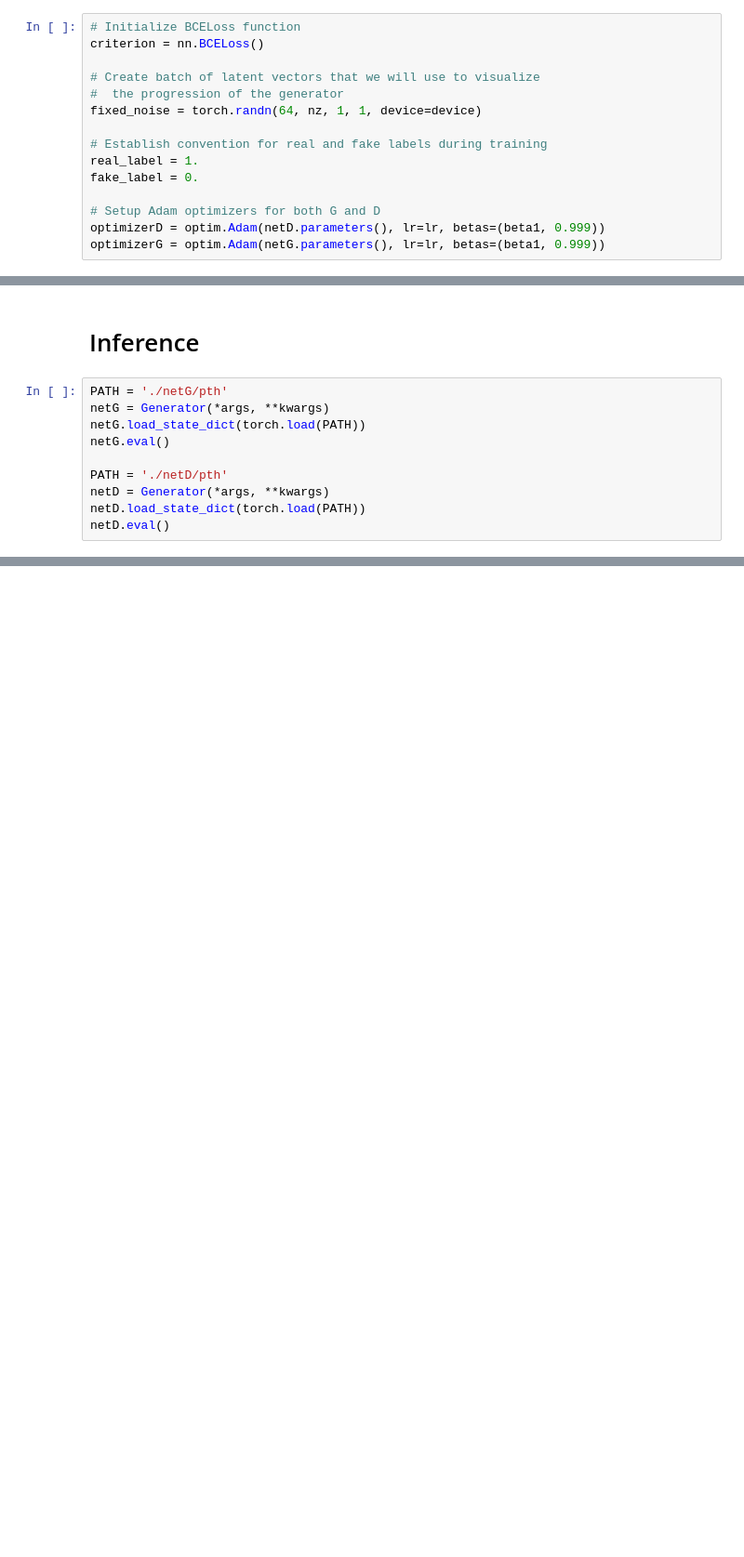
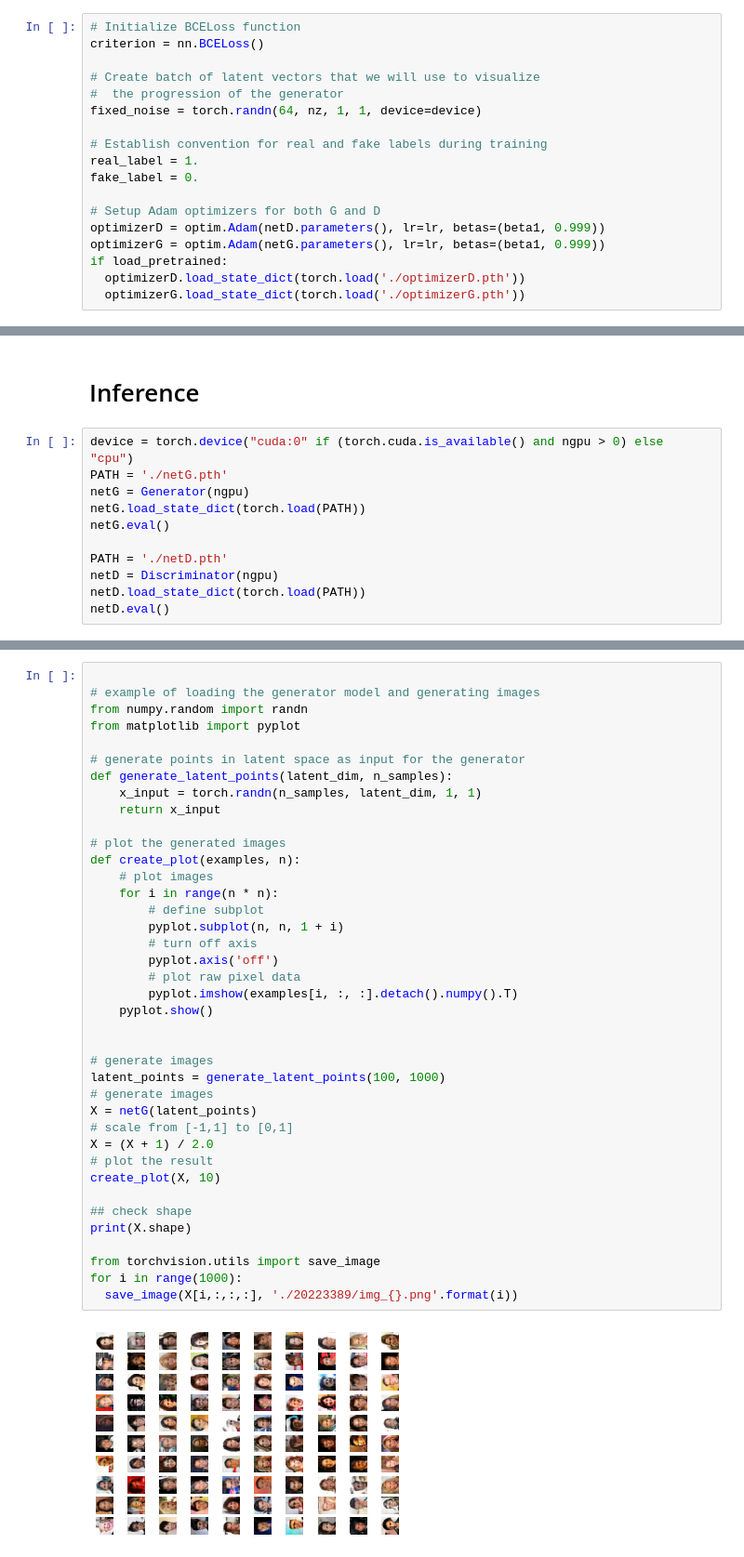
Before and after one commit to SeonghaEom/AI504, a Jupyter notebook: AI504_MIDTERM_PJ.ipynb, the cells around one changed output, grey strips where cells are left out. Shown: that part at 93% size. Cells and saved outputs as stored; diff of their text form; blank space fills up the shorter version.

```diff
--- a/AI504_MIDTERM_PJ.ipynb
+++ b/AI504_MIDTERM_PJ.ipynb
@@ -243,6 +255,9 @@ fake_label = 0.
 # Setup Adam optimizers for both G and D
 optimizerD = optim.Adam(netD.parameters(), lr=lr, betas=(beta1, 0.999))
 optimizerG = optim.Adam(netG.parameters(), lr=lr, betas=(beta1, 0.999))
+if load_pretrained:
+  optimizerD.load_state_dict(torch.load('./optimizerD.pth'))
+  optimizerG.load_state_dict(torch.load('./optimizerG.pth'))
 # %%
 # Training Loop
 
@@ -428,12 +430,13 @@ torch.save(netG.state_dict(), './netG.pth')
 # %% [markdown]
 # Inference
 # %%
-PATH = './netG/pth'
-netG = Generator(*args, **kwargs)
+device = torch.device("cuda:0" if (torch.cuda.is_available() and ngpu > 0) else "cpu")
+PATH = './netG.pth'
+netG = Generator(ngpu)
 netG.load_state_dict(torch.load(PATH))
 netG.eval()
 
-PATH = './netD/pth'
-netD = Generator(*args, **kwargs)
+PATH = './netD.pth'
+netD = Discriminator(ngpu)
 netD.load_state_dict(torch.load(PATH))
 netD.eval()
@@ -465,0 +490,41 @@ plt.imshow(np.transpose(vutils.make_grid(real_batch[0].to(device)[:64], padding=
+# %%
+
+# example of loading the generator model and generating images
+from numpy.random import randn
+from matplotlib import pyplot
+
+# generate points in latent space as input for the generator
+def generate_latent_points(latent_dim, n_samples):
+	x_input = torch.randn(n_samples, latent_dim, 1, 1)
+	return x_input
+
+# plot the generated images
+def create_plot(examples, n):
+	# plot images
+	for i in range(n * n):
+		# define subplot
+		pyplot.subplot(n, n, 1 + i)
+		# turn off axis
+		pyplot.axis('off')
+		# plot raw pixel data
+		pyplot.imshow(examples[i, :, :].detach().numpy().T)
+	pyplot.show()
+
+
+# generate images
+latent_points = generate_latent_points(100, 1000)
+# generate images
+X = netG(latent_points)
+# scale from [-1,1] to [0,1]
+X = (X + 1) / 2.0
+# plot the result
+create_plot(X, 10)
+
+## check shape
+print(X.shape)
+
+from torchvision.utils import save_image
+for i in range(1000):
+  save_image(X[i,:,:,:], './20223389/img_{}.png'.format(i))
+# %% [output]
+[figure, added]
```
Also changed, not shown: parts of 9 cells of this notebook.
